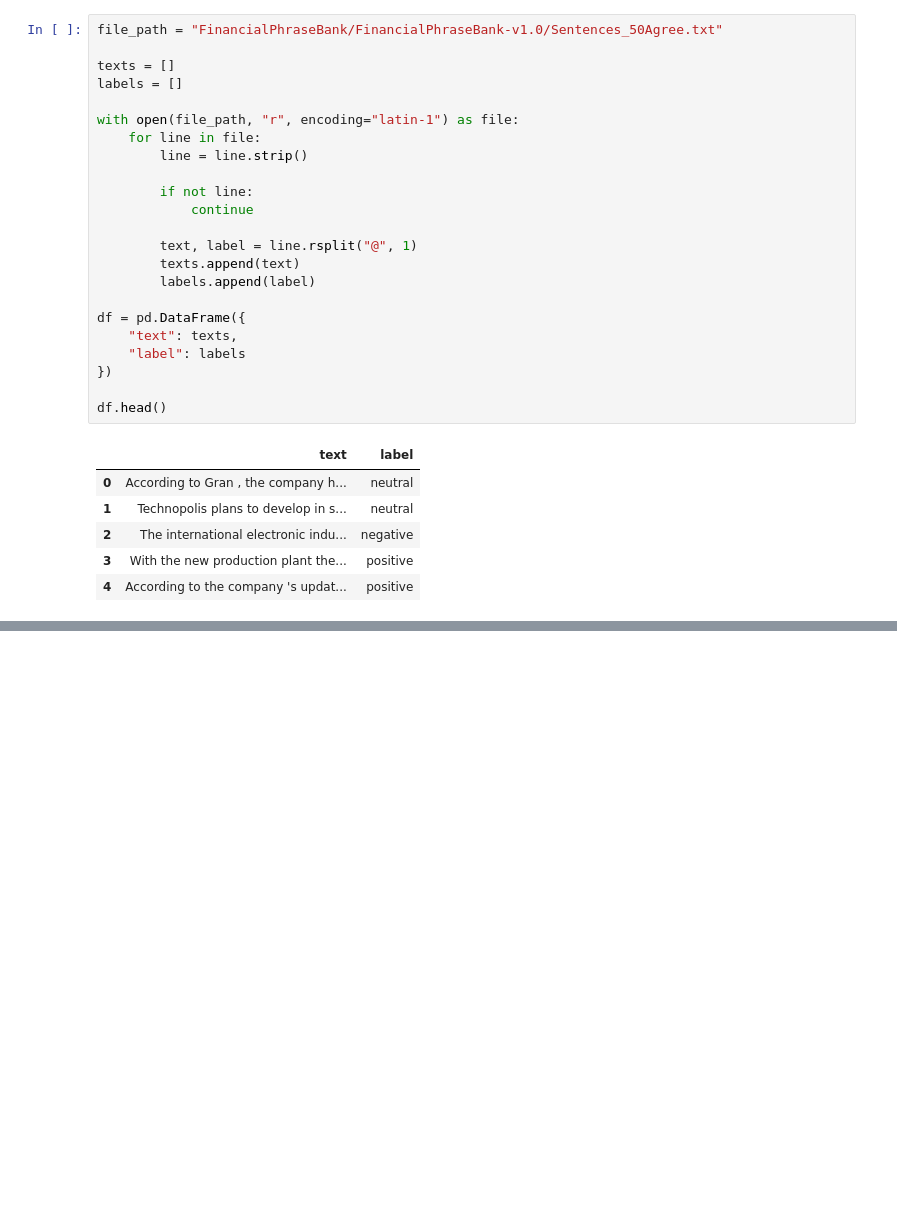
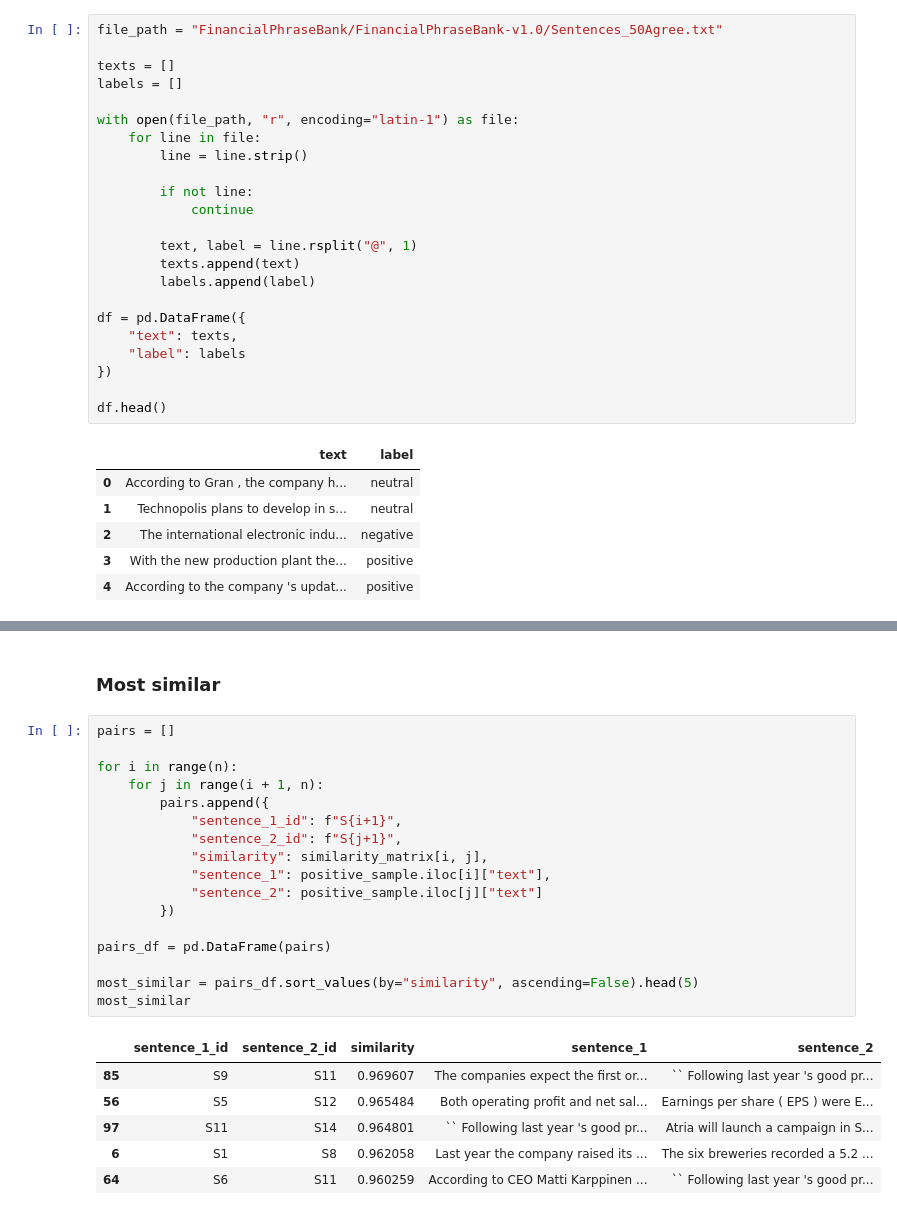
Before and after one commit to theodorhagen/sentiment-analysis-financial-news, a Jupyter notebook: 4_Similarity.ipynb, the cells around one changed output, grey strips where cells are left out. Saved outputs shown, nothing was run; the diff lists cells and outputs as text; blank space fills up the shorter version.

```diff
--- a/4_Similarity.ipynb
+++ b/4_Similarity.ipynb
@@ -37,0 +157,26 @@ df.head()
+# %% [markdown]
+### Most similar
+# %%
+pairs = []
+
+for i in range(n):
+    for j in range(i + 1, n):
+        pairs.append({
+            "sentence_1_id": f"S{i+1}",
+            "sentence_2_id": f"S{j+1}",
+            "similarity": similarity_matrix[i, j],
+            "sentence_1": positive_sample.iloc[i]["text"],
+            "sentence_2": positive_sample.iloc[j]["text"]
+        })
+
+pairs_df = pd.DataFrame(pairs)
+
+most_similar = pairs_df.sort_values(by="similarity", ascending=False).head(5)
+most_similar
+# %% [output]
+|  | sentence_1_id | sentence_2_id | similarity | sentence_1 | sentence_2 |
+| 85 | S9 | S11 | 0.969607 | The companies expect the first or... | `` Following last year 's good pr... |
+| 56 | S5 | S12 | 0.965484 | Both operating profit and net sal... | Earnings per share ( EPS ) were E... |
+| 97 | S11 | S14 | 0.964801 | `` Following last year 's good pr... | Atria will launch a campaign in S... |
+| 6 | S1 | S8 | 0.962058 | Last year the company raised its ... | The six breweries recorded a 5.2 ... |
+| 64 | S6 | S11 | 0.960259 | According to CEO Matti Karppinen ... | `` Following last year 's good pr... |
```
Also changed, not shown: parts of 14 cells of this notebook, 3 other files.
